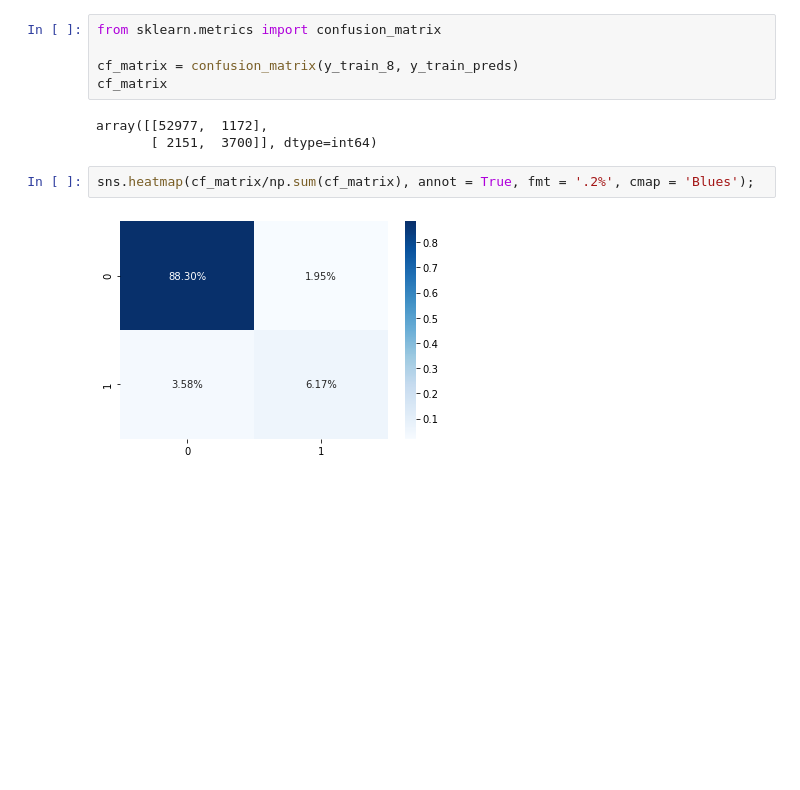
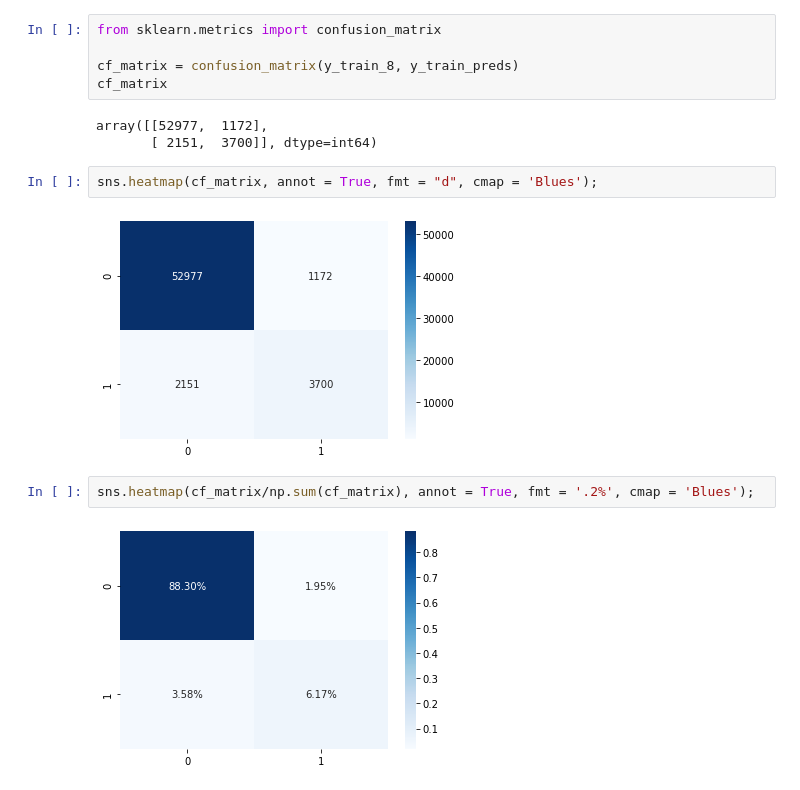
Before and after one commit to MarcelDeSutter/udemy_machine_learning, a Jupyter notebook: notebooks/01-03_Beispielprojekt_Klassifikation.ipynb, the cells around one changed output. Drawn from its saved outputs; the diff is of its cells as text; blank space fills up the shorter version.

```diff
--- a/notebooks/01-03_Beispielprojekt_Klassifikation.ipynb
+++ b/notebooks/01-03_Beispielprojekt_Klassifikation.ipynb
@@ -268,6 +255,10 @@ cf_matrix
 # %% [output]
 array([[52977,  1172],
        [ 2151,  3700]], dtype=int64)
+# %%
+sns.heatmap(cf_matrix, annot = True, fmt = "d", cmap = 'Blues');
+# %% [output]
+[figure, added]
 # %%
 sns.heatmap(cf_matrix/np.sum(cf_matrix), annot = True, fmt = '.2%', cmap = 'Blues');
 # %% [output]
```
Also changed, not shown: parts of 19 cells of this notebook.
